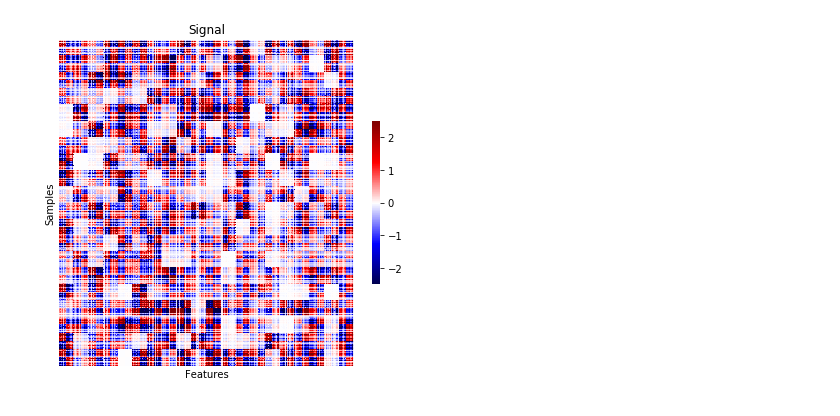
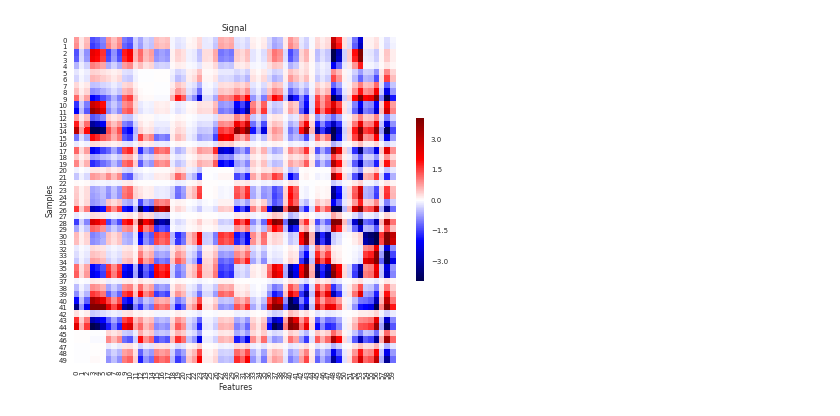
Before and after one commit to a378ec99/bcn, a Jupyter notebook: bcn/examples/Example.ipynb, the cells around one changed output. Saved outputs shown, nothing was run; the diff lists cells and outputs as text; code cells hidden in the pictures.

```diff
--- a/bcn/examples/Example.ipynb
+++ b/bcn/examples/Example.ipynb
@@ -93,8 +97,8 @@ true_signal = truth.d['sample']['signal']
 true_pairs = {'sample': truth.d['sample']['true_pairs'], 'feature': truth.d['feature']['true_pairs']}
 true_directions = {'sample': truth.d['sample']['true_directions'], 'feature': truth.d['feature']['true_directions']}
 true_stds = {'sample': truth.d['sample']['true_stds'], 'feature': truth.d['feature']['true_stds']}
-# %%
-show_signal(true_signal)
-# %% [output]
-[figure, removed]
+# %%
+show_absolute(true_signal, kind='Signal')
+# %% [output]
+[figure, added]
 # %%
```
Also changed, not shown: parts of 20 cells of this notebook, 2 other files.
